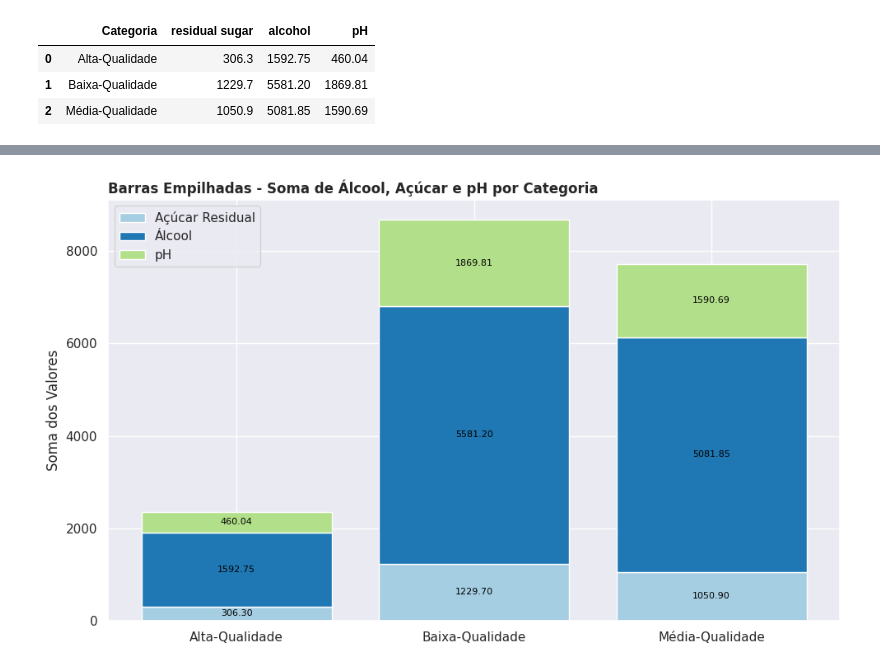
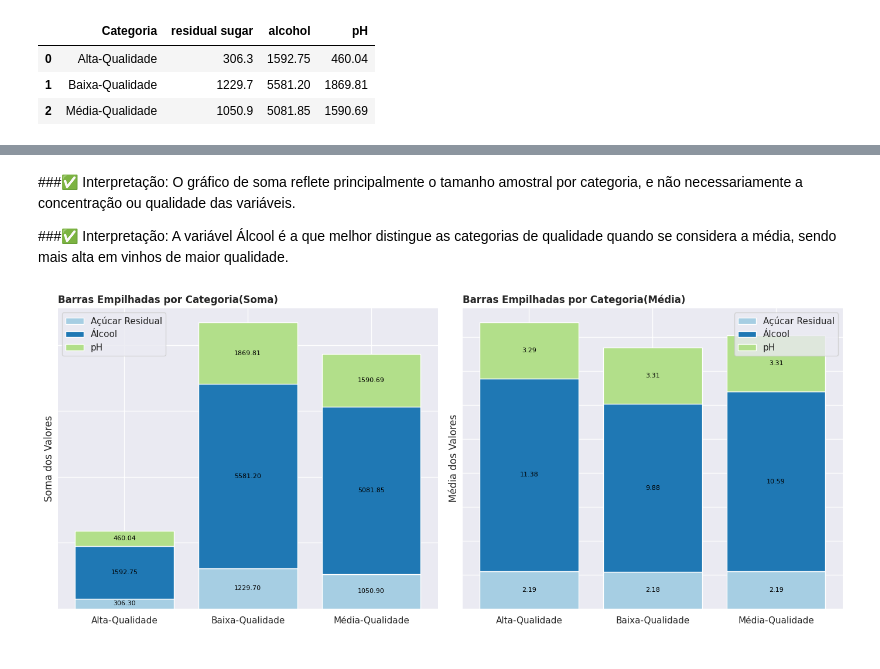
Before and after one commit to Lyanan85/In-GameSeries, a Jupyter notebook: projeto_redwine.ipynb, the cells around one changed output, grey strips where cells are left out. Drawn from its saved outputs; the diff is of its cells as text; code cells hidden in the pictures.

```diff
--- a/projeto_redwine.ipynb
+++ b/projeto_redwine.ipynb
@@ -746,0 +742,3 @@ df_grafico
+# %%
+df_grafico_media=sugar_ph_alcohol.groupby("Categoria")[["residual sugar","alcohol","pH"]].mean().reset_index()
+df_grafico_media
@@ -747,40 +764,64 @@ df_grafico
+# %% [markdown]
+###✅ Interpretação: O gráfico de soma reflete principalmente o tamanho amostral por categoria, e não necessariamente a concentração ou qualidade das variáveis.
+
+###✅ Interpretação: A variável Álcool é a que melhor distingue as categorias de qualidade quando se considera a média, sendo mais alta em vinhos de maior qualidade.
 # %%
 
-df_grafico = sugar_ph_alcohol.groupby("Categoria")[["residual sugar", "alcohol", "pH"]].sum().reset_index()
-
-# Extraindo os dados
+# Extraindo os dados da soma
 categorias = df_grafico["Categoria"]
 residual_sugar = df_grafico["residual sugar"].values
 alcohol = df_grafico["alcohol"].values
 ph = df_grafico["pH"].values
 x = np.arange(len(categorias))
+# Extraindo os dados da media
+Categorias=df_grafico_media["Categoria"]
+Residual_sugar=df_grafico_media["residual sugar"].values
+Alcohol=df_grafico_media["alcohol"].values
+Ph=df_grafico_media["pH"].values
+# Criando os subplots
+fig, ax = plt.subplots(1, 2, figsize=(14, 6))
 
-# Criando o gráfico de barras empilhadas
-fig, ax = plt.subplots(figsize=(10, 6))
+# Subplot 1 - Barras Empilhadas
+bars1 = ax[0].bar(x, residual_sugar, label='Açúcar Residual', color='#a6cee3')
+bars2 = ax[0].bar(x, alcohol, bottom=residual_sugar, label='Álcool', color='#1f78b4')
+bars3 = ax[0].bar(x, ph, bottom=residual_sugar + alcohol, label='pH', color='#b2df8a')
 
-bars1 = ax.bar(x, residual_sugar, label='Açúcar Residual', color='#a6cee3')
-bars2 = ax.bar(x, alcohol, bottom=residual_sugar, label='Álcool', color='#1f78b4')
-bars3 = ax.bar(x, ph, bottom=residual_sugar + alcohol, label='pH', color='#b2df8a')
+ax[0].set_xticks(x)
+ax[0].set_xticklabels(categorias)
+ax[0].set_ylabel("Soma dos Valores")
+ax[0].set_title("Barras Empilhadas por Categoria(Soma)", loc="left", fontweight="bold")
+ax[0].tick_params(left=False,labelleft=False)
+ax[0].legend()
+#Subplot 2 - Média
+bars4=ax[1].bar(x,Residual_sugar,label="Açúcar Residual",color="#a6cee3")
+bars5=ax[1].bar(x,Alcohol,bottom=Residual_sugar,label="Álcool",color='#1f78b4')
+bars6=ax[1].bar(x,Ph,bottom=Residual_sugar+Alcohol,label="pH",color="#b2df8a")
 
-# Personalização
-ax.set_xticks(x)
-ax.set_xticklabels(categorias)
-ax.set_ylabel("Soma dos Valores")
-ax.set_title("Barras Empilhadas - Soma de Álcool, Açúcar e pH por Categoria", loc="left", fontweight="bold")
-ax.legend()
+ax[1].set_xticks(x)
+ax[1].set_xticklabels(Categorias)
+ax[1].set_ylabel("Média dos Valores")
+ax[1].set_title("Barras Empilhadas por Categoria(Média)", loc="left", fontweight="bold")
+ax[1].tick_params(left=False, labelleft=False)
+ax[1].legend()
 
-# Adicionando os valores nas barras
-def annotate_bars(bars):
+
+# Função para anotar valores
+def annotate_bars(ax, bars):
     for bar in bars:
         height = bar.get_height()
         ax.annotate(f'{height:.2f}',
                     xy=(bar.get_x() + bar.get_width() / 2, bar.get_y() + height / 2),
                     ha='center', va='center', fontsize=8, color='black')
+annotate_bars(ax[0],bars1)
+annotate_bars(ax[0],bars2)
+annotate_bars(ax[0],bars3)
+annotate_bars(ax[1],bars4)
+annotate_bars(ax[1],bars5)
+annotate_bars(ax[1],bars6)
 
-annotate_bars(bars1)
-annotate_bars(bars2)
-annotate_bars(bars3)
 
+sns.despine(bottom=True,left=True)
 plt.tight_layout()
+plt.show()
 # %% [output]
-[figure, old version]
+[figure, new version]
```
Also changed, not shown: parts of 13 cells of this notebook.
